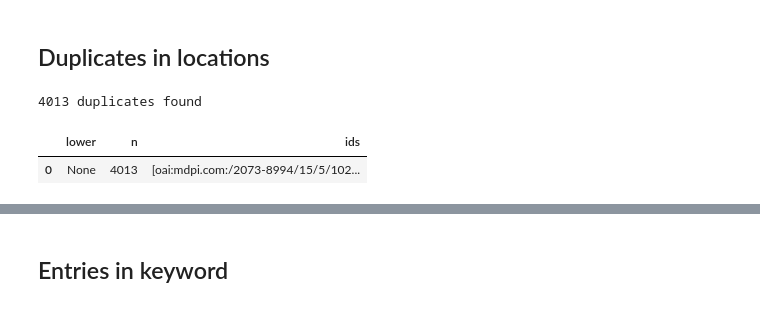
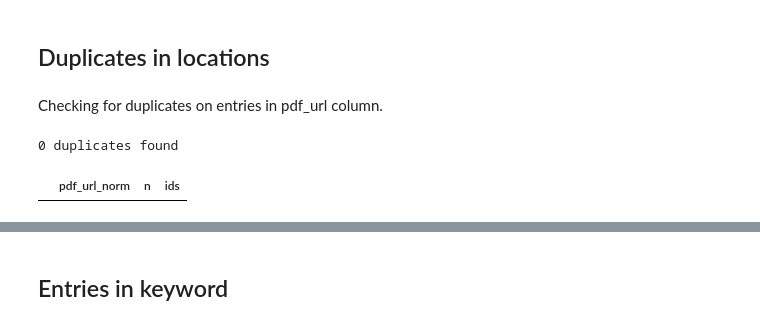
Before and after one commit to dkrakau/Wissenschaftliche_Vertiefung, a Jupyter notebook: notebook_duplicates.ipynb, the cells around one changed output, grey strips where cells are left out. Cells and saved outputs as stored; diff of their text form; code cells hidden in the pictures.

```diff
--- a/notebook_duplicates.ipynb
+++ b/notebook_duplicates.ipynb
@@ -286,18 +465,20 @@ q("""
 # %% [markdown]
 ## Duplicates in locations
+# %% [markdown]
+Checking for duplicates on entries in pdf_url column.
 # %%
-locations = q("""
-    SELECT lower(trim(pdf_url)), count(*) AS n, array_agg(id) AS ids
+locations_pdf_url = q("""
+    SELECT lower(trim(pdf_url)) AS pdf_url_norm, count(*) AS n, array_agg(id) AS ids
     FROM openalex.locations
+    WHERE pdf_url IS NOT NULL
     GROUP BY pdf_url
     HAVING count(*) > 1
     ORDER BY n DESC;
 """)
 
-print(f"{locations["n"].sum()} duplicates found")
+print(f"{locations_pdf_url["n"].sum()} duplicates found")
 
-locations
+locations_pdf_url
 # %% [output]
-4013 duplicates found
+0 duplicates found
-|  | lower | n | ids |
-| 0 | None | 4013 | [oai:mdpi.com:/2073-8994/15/5/102... |
+|  | pdf_url_norm | n | ids |
```
Also changed, not shown: parts of 39 cells of this notebook.
